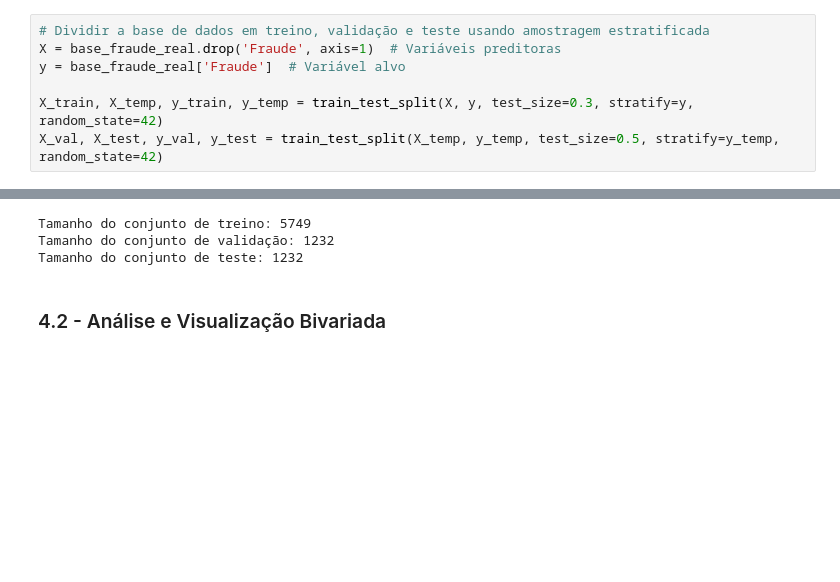
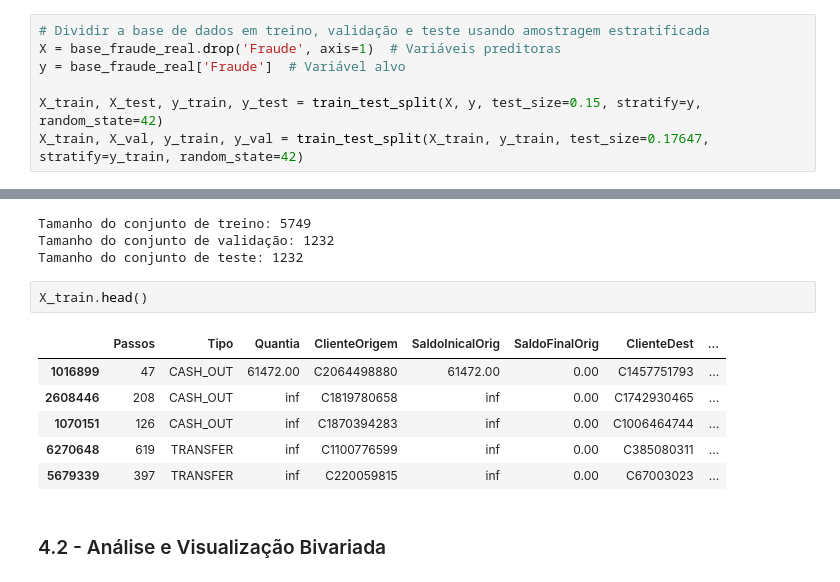
Before and after one commit to ValmirJrDS/deteccao_fraude, a Jupyter notebook: notebooks/c0.4-vj-analise e visulização.ipynb, the cells around one changed output, grey strips where cells are left out. Saved outputs shown, nothing was run; the diff lists cells and outputs as text; blank space fills up the shorter version.

```diff
--- a/notebooks/c0.4-vj-analise e visulização.ipynb
+++ b/notebooks/c0.4-vj-analise e visulização.ipynb
@@ -424,8 +424,8 @@ Numero de colunas 12
 X = base_fraude_real.drop('Fraude', axis=1)  # Variáveis preditoras
 y = base_fraude_real['Fraude']  # Variável alvo
 
-X_train, X_temp, y_train, y_temp = train_test_split(X, y, test_size=0.3, stratify=y, random_state=42)
-X_val, X_test, y_val, y_test = train_test_split(X_temp, y_temp, test_size=0.5, stratify=y_temp, random_state=42)
+X_train, X_test, y_train, y_test = train_test_split(X, y, test_size=0.15, stratify=y, random_state=42)
+X_train, X_val, y_train, y_val = train_test_split(X_train, y_train, test_size=0.17647, stratify=y_train, random_state=42)
 # %%
 # Verificar o tamanho dos conjuntos de treino, validação e teste
 print("Tamanho do conjunto de treino:", len(X_train))
@@ -435,6 +435,15 @@ print("Tamanho do conjunto de teste:", len(X_test))
 Tamanho do conjunto de treino: 5749
 Tamanho do conjunto de validação: 1232
 Tamanho do conjunto de teste: 1232
+# %%
+X_train.head()
+# %% [output]
+|  | Passos | Tipo | Quantia | ClienteOrigem | SaldoInicalOrig | SaldoFinalOrig | ClienteDest | ... |
+| 1016899 | 47 | CASH_OUT | 61472.00 | C2064498880 | 61472.00 | 0.00 | C1457751793 | ... |
+| 2608446 | 208 | CASH_OUT | inf | C1819780658 | inf | 0.00 | C1742930465 | ... |
+| 1070151 | 126 | CASH_OUT | inf | C1870394283 | inf | 0.00 | C1006464744 | ... |
+| 6270648 | 619 | TRANSFER | inf | C1100776599 | inf | 0.00 | C385080311 | ... |
+| 5679339 | 397 | TRANSFER | inf | C220059815 | inf | 0.00 | C67003023 | ... |
 # %% [markdown]
 ### 4.2 - Análise e Visualização Bivariada
 # %% [markdown]
```
